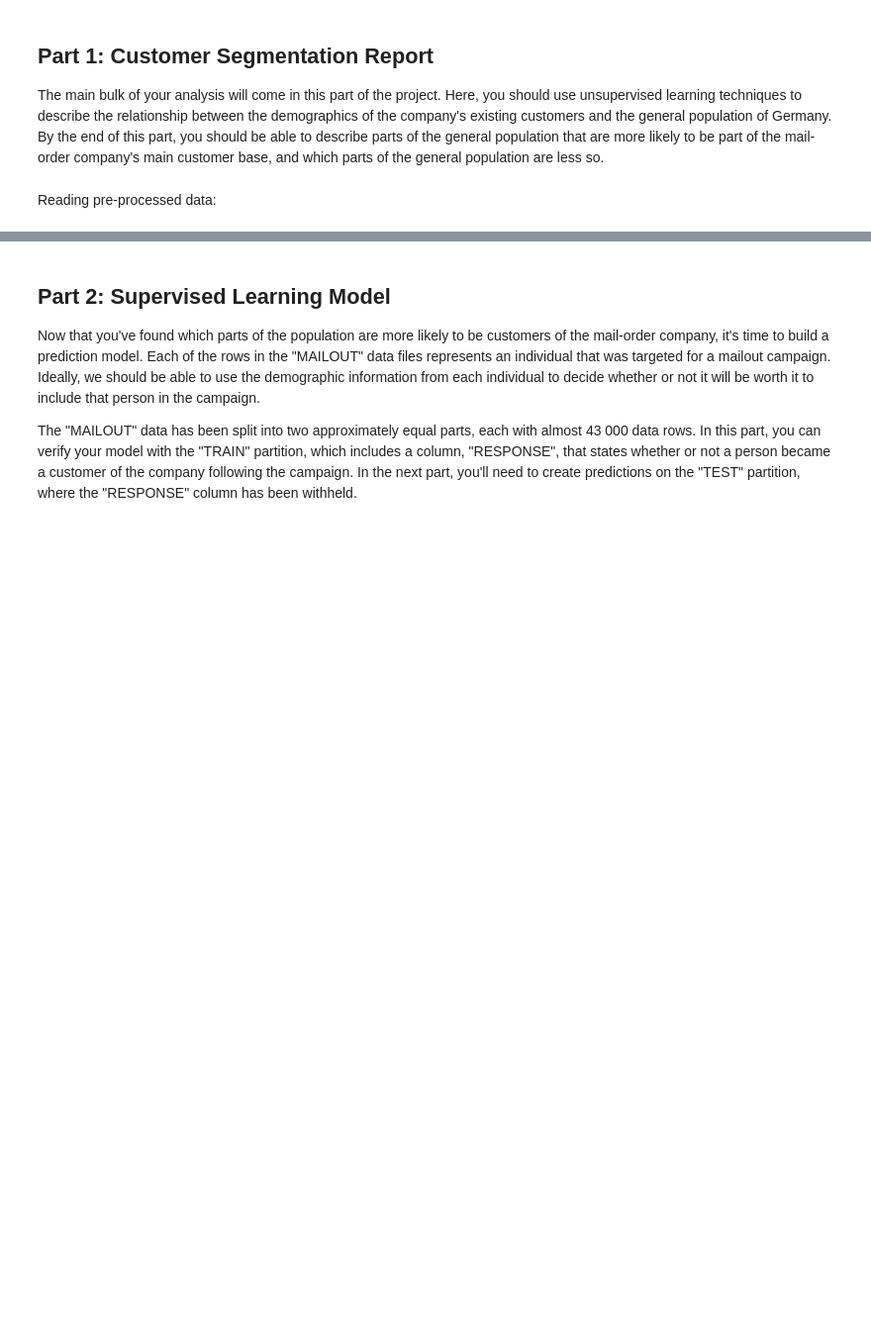
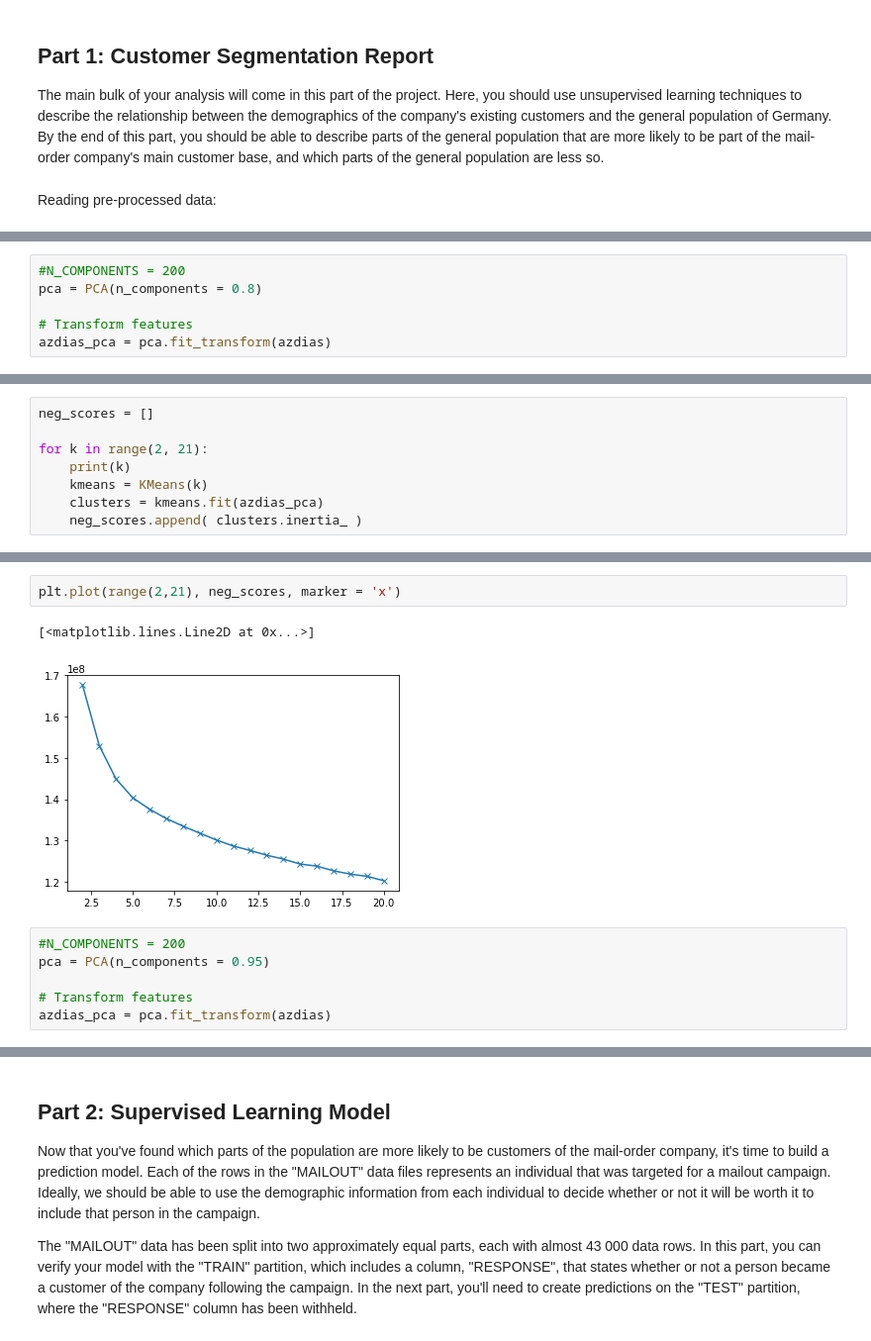
Before and after one commit to jobquiroz/MarketingCampaign, a Jupyter notebook: Arvato Project Workbook pt 2.ipynb, the cells around one changed output, grey strips where cells are left out. Shown at 99% size. Cells and saved outputs as stored; diff of their text form; blank space fills up the shorter version.

```diff
--- a/Arvato Project Workbook pt 2.ipynb
+++ b/Arvato Project Workbook pt 2.ipynb
@@ -41,0 +157,6 @@ azdias.head()
+# %%
+#N_COMPONENTS = 200
+pca = PCA(n_components = 0.8)
+
+# Transform features
+azdias_pca = pca.fit_transform(azdias)
@@ -41,0 +165,8 @@ azdias.head()
+# %%
+neg_scores = []
+
+for k in range(2, 21):
+    print(k)
+    kmeans = KMeans(k)
+    clusters = kmeans.fit(azdias_pca)
+    neg_scores.append( clusters.inertia_ )
@@ -41,0 +193,11 @@ azdias.head()
+# %%
+plt.plot(range(2,21), neg_scores, marker = 'x')
+# %% [output]
+[<matplotlib.lines.Line2D at 0x...>]
+[figure, added]
+# %%
+#N_COMPONENTS = 200
+pca = PCA(n_components = 0.95)
+
+# Transform features
+azdias_pca = pca.fit_transform(azdias)
```
Also changed, not shown: parts of 46 cells of this notebook.
